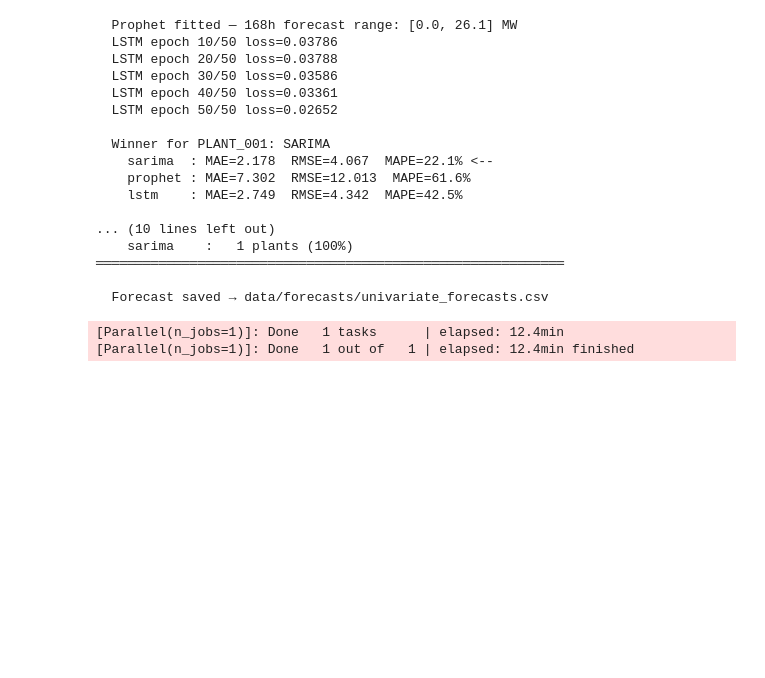
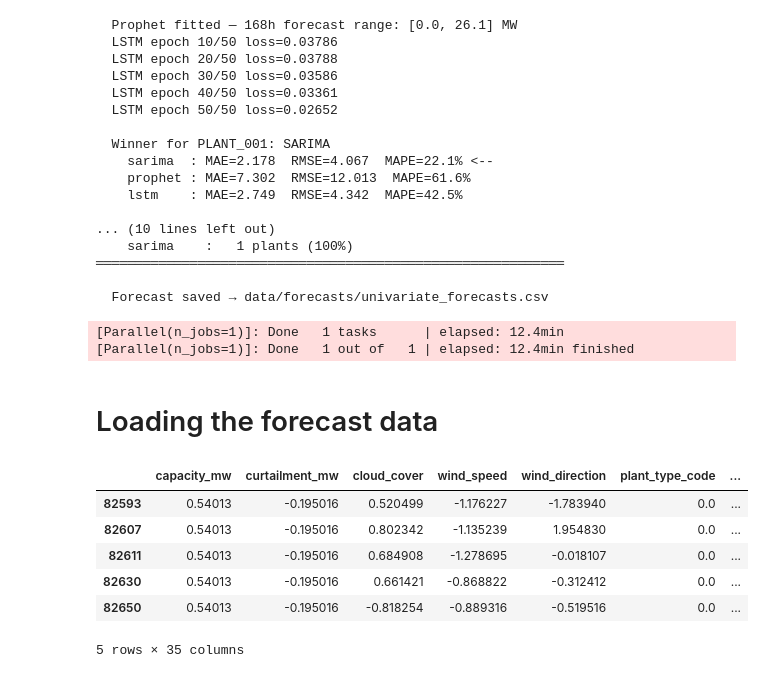
Before and after one commit to Shuchismita2000/Pravaah, a Jupyter notebook: notebook.ipynb, the cells around one changed output. Drawn from its saved outputs; the diff is of its cells as text; code cells hidden in the pictures; blank space fills up the shorter version.

```diff
--- a/notebook.ipynb
+++ b/notebook.ipynb
@@ -0,0 +18,13 @@
+# %%
+import pandas as pd
+
+plant = pd.read_csv(r"D:\Portfolio Github\Pravaah\data\plant_master.csv")
+generation_historical = pd.read_csv(r"D:\Portfolio Github\Pravaah\data\generation.csv", parse_dates=["timestamp"])
+
+
+# Merge plant with generation on 'plant_id'
+merged_df = plant.merge(generation_historical, on=['plant_id', 'plant_type' ,'region'], how='left')
+
+df = merged_df[['timestamp', 'plant_id', 'plant_type', 'actual_generation_mw']]
+
+df.head()
@@ -422,3 +530,17 @@ forecast_df = run_univariate_fleet(df_solar_scaled, n_jobs=-1)
   Forecast saved → data/forecasts/univariate_forecasts.csv
 [Parallel(n_jobs=1)]: Done   1 tasks      | elapsed: 12.4min
 [Parallel(n_jobs=1)]: Done   1 out of   1 | elapsed: 12.4min finished
+# %% [markdown]
+# Loading the forecast data
+# %%
+df_solar_scaled = df_solar_scaled[df_solar_scaled['plant_id'].isin(['PLANT_001']) ]
+# %%
+df_solar_scaled.tail()
+# %% [output]
+|  | capacity_mw | curtailment_mw | cloud_cover | wind_speed | wind_direction | plant_type_code | ... |
+| 82593 | 0.54013 | -0.195016 | 0.520499 | -1.176227 | -1.783940 | 0.0 | ... |
+| 82607 | 0.54013 | -0.195016 | 0.802342 | -1.135239 | 1.954830 | 0.0 | ... |
+| 82611 | 0.54013 | -0.195016 | 0.684908 | -1.278695 | -0.018107 | 0.0 | ... |
+| 82630 | 0.54013 | -0.195016 | 0.661421 | -0.868822 | -0.312412 | 0.0 | ... |
+| 82650 | 0.54013 | -0.195016 | -0.818254 | -0.889316 | -0.519516 | 0.0 | ... |
+5 rows × 35 columns
```
Also changed, not shown: parts of 13 cells of this notebook, 3 other files.
